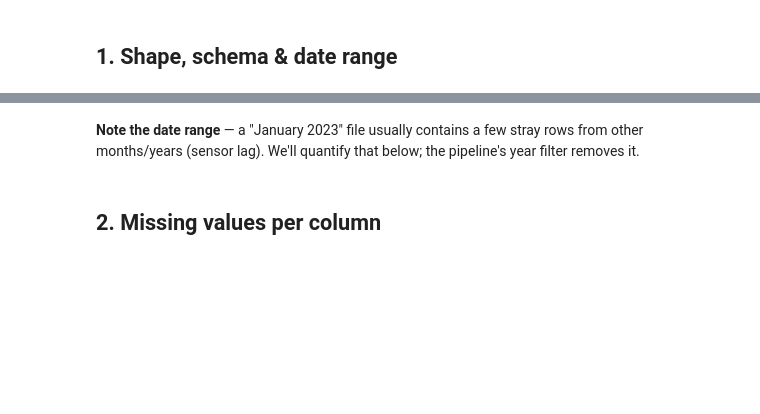
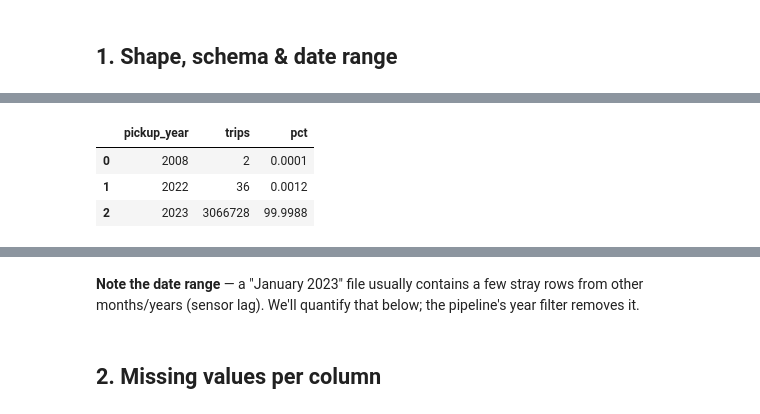
Before and after one commit to ashutosh-sharma-xi/NYC_taxi_analytics_pipeline, a Jupyter notebook: eda/01_eda_yellow_2023.ipynb, the cells around one changed output, grey strips where cells are left out. Drawn from its saved outputs; the diff is of its cells as text; code cells hidden in the pictures; blank space fills up the shorter version.

```diff
--- a/eda/01_eda_yellow_2023.ipynb
+++ b/eda/01_eda_yellow_2023.ipynb
@@ -65,2 +101,15 @@ con.sql("""
+# %%
+con.sql("""
+  SELECT EXTRACT(YEAR FROM tpep_pickup_datetime) AS pickup_year,
+         COUNT(*) AS trips,
+         ROUND(100.0*COUNT(*)/SUM(COUNT(*)) OVER (), 4) AS pct
+  FROM trips
+  GROUP BY 1 ORDER BY pickup_year
+""").df()
+# %% [output]
+|  | pickup_year | trips | pct |
+| 0 | 2008 | 2 | 0.0001 |
+| 1 | 2022 | 36 | 0.0012 |
+| 2 | 2023 | 3066728 | 99.9988 |
 # %%
 con.sql('DESCRIBE trips').df()
```
Also changed, not shown: parts of 18 cells of this notebook, 1 other file.
